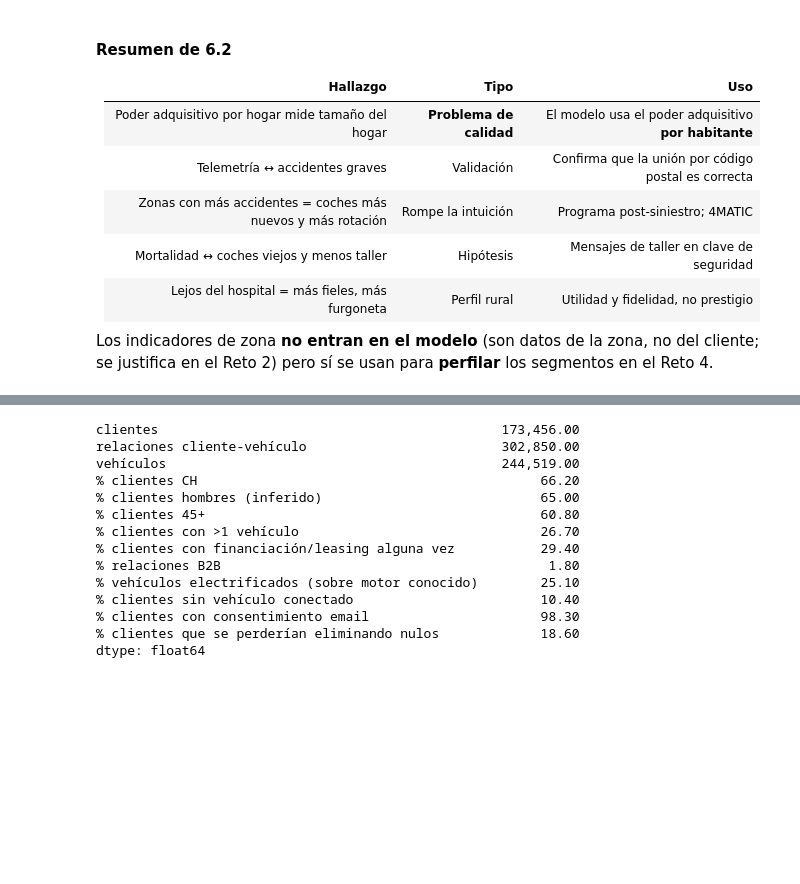
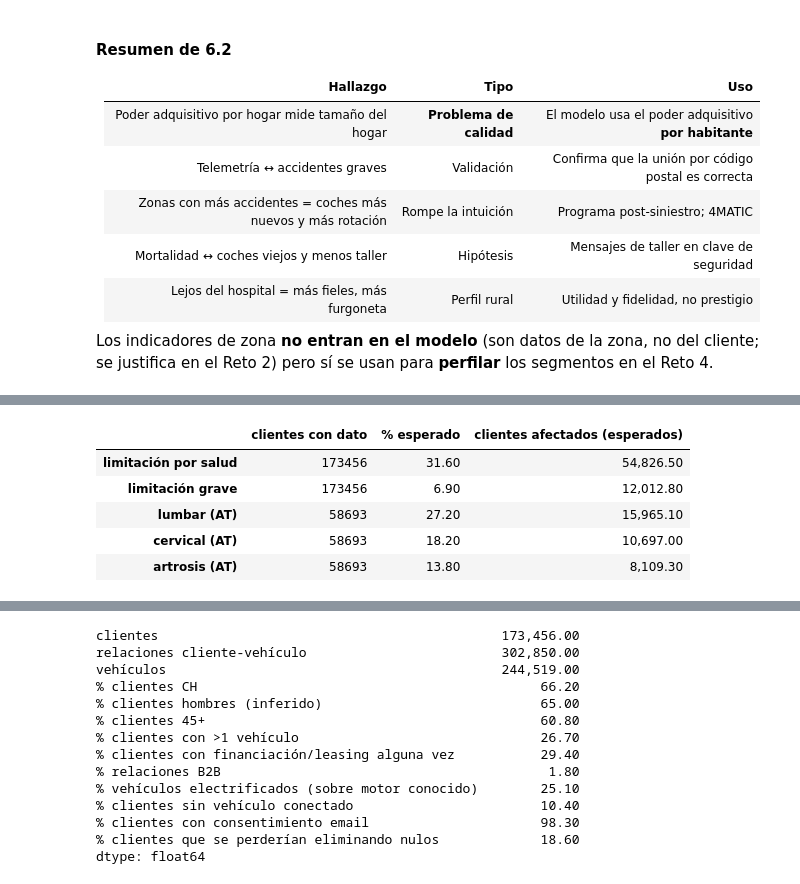
Before and after one commit to albaalibaii/Mercedes-Benz, a Jupyter notebook: Reto1_EDA.ipynb, the cells around one changed output, grey strips where cells are left out. Saved outputs shown, nothing was run; the diff lists cells and outputs as text; code cells hidden in the pictures; blank space fills up the shorter version.

```diff
--- a/Reto1_EDA.ipynb
+++ b/Reto1_EDA.ipynb
@@ -1131,0 +1191,15 @@ pero sí se usan para **perfilar** los segmentos en el Reto 4.
+# %%
+esperados = pd.DataFrame({
+    "clientes con dato": cli[COLS_SALUD].notna().sum(),
+    "% esperado": cli[COLS_SALUD].mean() * 100,
+    "clientes afectados (esperados)": cli[COLS_SALUD].sum(),
+}).rename(index={"p_limitacion": "limitación por salud", "p_limitacion_grave": "limitación grave", "p_lumbar": "lumbar (AT)",
+                 "p_cervical": "cervical (AT)", "p_artrosis": "artrosis (AT)"})
+esperados.round(1)
+# %% [output]
+|  | clientes con dato | % esperado | clientes afectados (esperados) |
+| limitación por salud | 173456 | 31.60 | 54,826.50 |
+| limitación grave | 173456 | 6.90 | 12,012.80 |
+| lumbar (AT) | 58693 | 27.20 | 15,965.10 |
+| cervical (AT) | 58693 | 18.20 | 10,697.00 |
+| artrosis (AT) | 58693 | 13.80 | 8,109.30 |
```
Also changed, not shown: parts of 13 cells of this notebook, 10 other files.
